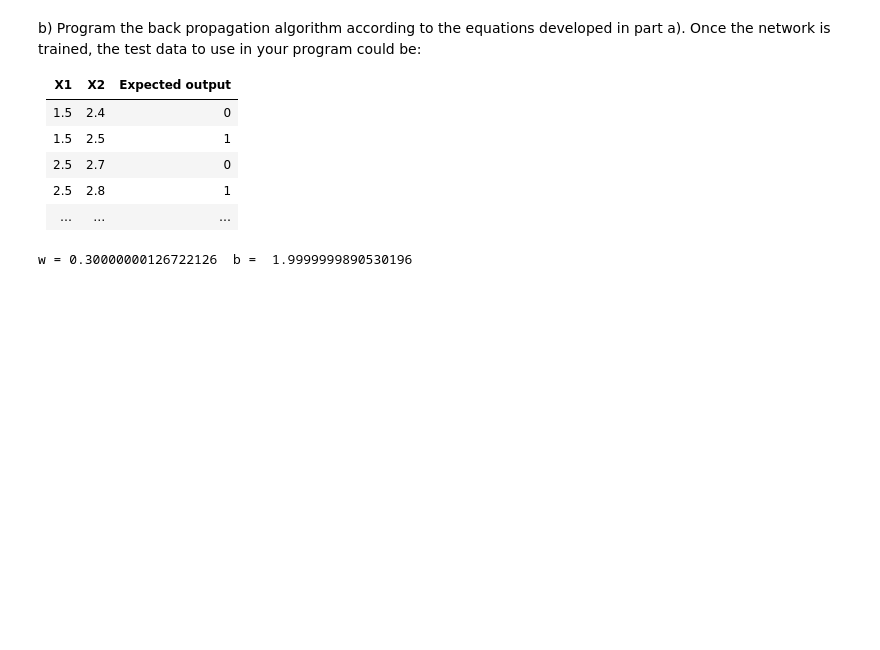
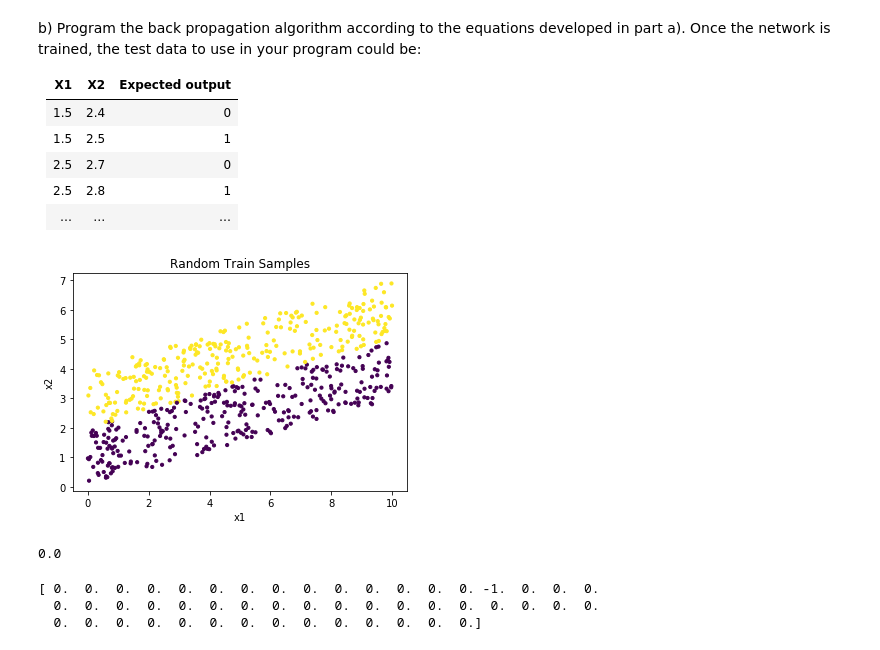
Before and after one commit to Gypsaman/CPEG586-Assignment1, a Jupyter notebook: Assignment1.ipynb, the cells around one changed output. Saved outputs shown, nothing was run; the diff lists cells and outputs as text; code cells hidden in the pictures; blank space fills up the shorter version.

```diff
--- a/Assignment1.ipynb
+++ b/Assignment1.ipynb
@@ -128,12 +119,36 @@ def BackProp(x,w,b):
-# %%
-def train():
-    w = 0.1
-    b = 0.4
-    for j in range(1000):
-        for i in range(1,10):
-            w,b = BackProp(i,w,b)
-    print("w =",w," b = ",b)
-
-train()
-# %% [output]
-w = 0.30000000126722126  b =  1.9999999890530196
+# %%
+#initialize variables
+def initialize_var():
+    np.random.seed(1)
+    w = np.random.rand(1,2)*.1
+    b = np.zeros(1)
+    return w,b
+
+def create_data(samples):
+
+    x = np.zeros((2,samples))
+    y = np.zeros(samples)
+    np.random.seed(19661105)
+    for i in range(samples):
+        x1 = np.random.rand()*10
+        sign = np.random.choice([-1,1])
+        x2 = x1*0.3 + 2 + sign*np.random.rand()*2
+        x[:,i] = [x1,x2]
+        if sign == -1:
+            y[i] = 0
+        else:
+            y[i] = 1
+    return x,y
+
+x_train,y_train = create_data(600)
+x_test,y_test = create_data(50)
+
+colors =y_train
+plt.scatter(x_train[0,:], x_train[1,:], s=10, c=colors)
+plt.title('Random Train Samples')
+plt.xlabel('x1')
+plt.ylabel('x2')
+
+plt.show()
+# %% [output]
+[figure, added]
@@ -139,0 +169,19 @@ w = 0.30000000126722126  b =  1.9999999890530196
+# %%
+def train(lr = 0.01):
+    w,b = initialize_var()
+
+    for epoch in range(10):
+        for sample in range(x_train.shape[1]):
+            x = x_train[:,sample].reshape(x_train.shape[0],1)
+            y = y_train[sample]
+            y_predict = forward(x,w,b)
+            l = loss(y,y_predict)
+            gradw,gradb = backprop(x,y,y_predict)
+            w = w - lr*gradw
+            b = b - lr*gradb
+        if epoch % 100 == 0:
+            print(l)
+    return w,b,l
+w,b,l = train()
+# %% [output]
+0.0
@@ -139,0 +190,6 @@ w = 0.30000000126722126  b =  1.9999999890530196
+# %%
+print(resc-y_test)
+# %% [output]
+[ 0.  0.  0.  0.  0.  0.  0.  0.  0.  0.  0.  0.  0.  0. -1.  0.  0.  0.
+  0.  0.  0.  0.  0.  0.  0.  0.  0.  0.  0.  0.  0.  0.  0.  0.  0.  0.
+  0.  0.  0.  0.  0.  0.  0.  0.  0.  0.  0.  0.  0.  0.]
```
Also changed, not shown: parts of 4 cells of this notebook.
